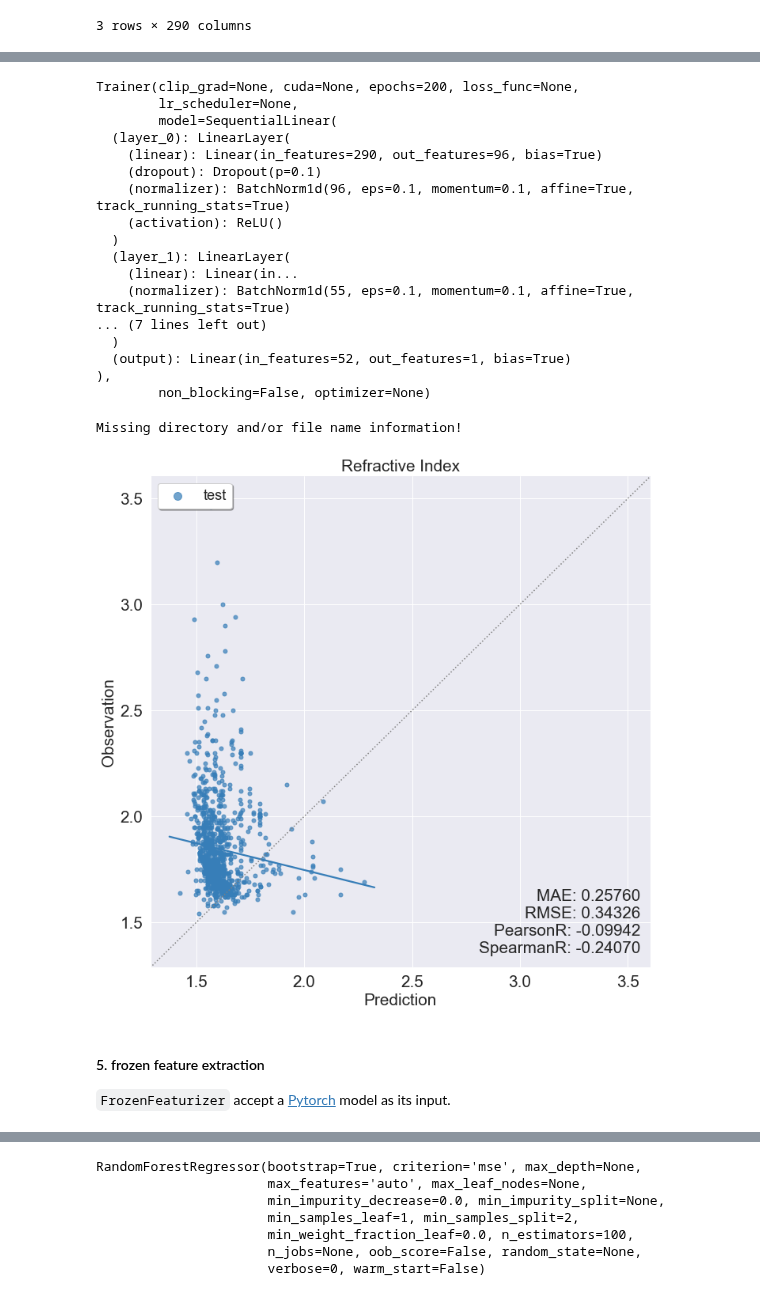
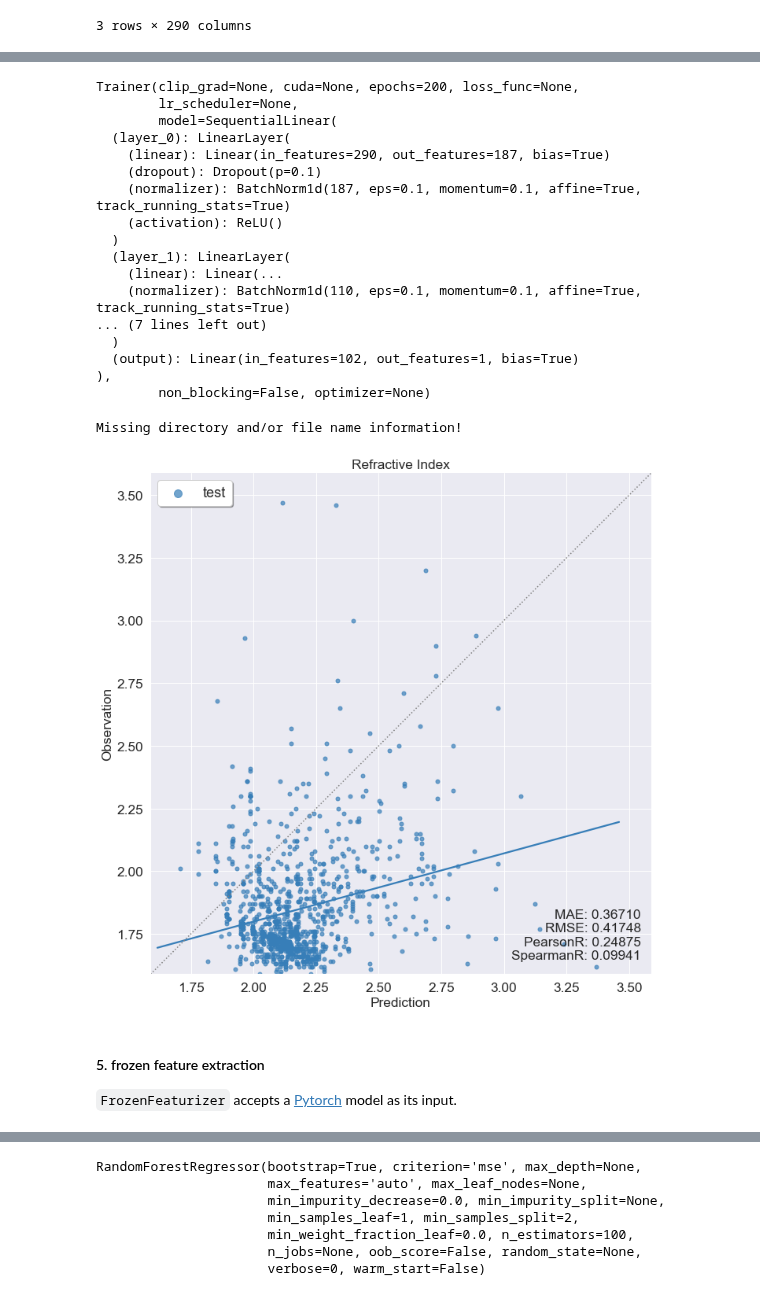
Before and after one commit to yoshida-lab/XenonPy, a Jupyter notebook: docs/source/tutorials/6-transfer_learning.ipynb, the cells around one changed output, grey strips where cells are left out. Drawn from its saved outputs; the diff is of its cells as text; code cells hidden in the pictures.

```diff
--- a/docs/source/tutorials/6-transfer_learning.ipynb
+++ b/docs/source/tutorials/6-transfer_learning.ipynb
@@ -74,4 +81,5 @@ results
 # %% [markdown]
 #### 3. load **Refractive Index** data from Polymer Genome and calculate the ``Composition`` descriptors
 # %%
-pg = <load your polyer genome data>
+pg = <load your polymer genome data>
+pg.head(3)
@@ -145,36 +131,37 @@ checker.checkpoints
 from xenonpy.model.training import Trainer
 
 trainer = Trainer.load(from_=checker)
-trainer.reset(to='r2_1')
 trainer
 # %% [output]
 Trainer(clip_grad=None, cuda=None, epochs=200, loss_func=None,
         lr_scheduler=None,
         model=SequentialLinear(
   (layer_0): LinearLayer(
-    (linear): Linear(in_features=290, out_features=96, bias=True)
+    (linear): Linear(in_features=290, out_features=187, bias=True)
     (dropout): Dropout(p=0.1)
-    (normalizer): BatchNorm1d(96, eps=0.1, momentum=0.1, affine=True, track_running_stats=True)
+    (normalizer): BatchNorm1d(187, eps=0.1, momentum=0.1, affine=True, track_running_stats=True)
     (activation): ReLU()
   )
   (layer_1): LinearLayer(
-    (linear): Linear(in...
-    (normalizer): BatchNorm1d(55, eps=0.1, momentum=0.1, affine=True, track_running_stats=True)
+    (linear): Linear(...
+    (normalizer): BatchNorm1d(110, eps=0.1, momentum=0.1, affine=True, track_running_stats=True)
 ... (7 lines left out)
   )
-  (output): Linear(in_features=52, out_features=1, bias=True)
+  (output): Linear(in_features=102, out_features=1, bias=True)
 ),
         non_blocking=False, optimizer=None)
 # %%
+trainer.reset(to='mae_1')
+
 y_pred = trainer.predict(x_in=torch.tensor(pg_desc.values, dtype=torch.float)).detach().numpy().flatten()
 y_true = pg['Refractive Index'].values
 
 draw(y_true, y_pred, prop_name='Refractive Index')
 # %% [output]
 Missing directory and/or file name information!
-[figure, old version]
+[figure, new version]
 # %% [markdown]
 #### 5. frozen feature extraction
 
-``FrozenFeaturizer`` accept a [Pytorch](https://pytorch.org) model as its input.
+``FrozenFeaturizer`` accepts a [Pytorch](https://pytorch.org) model as its input.
 # %%
```
Also changed, not shown: parts of 25 cells of this notebook, 7 other files.
